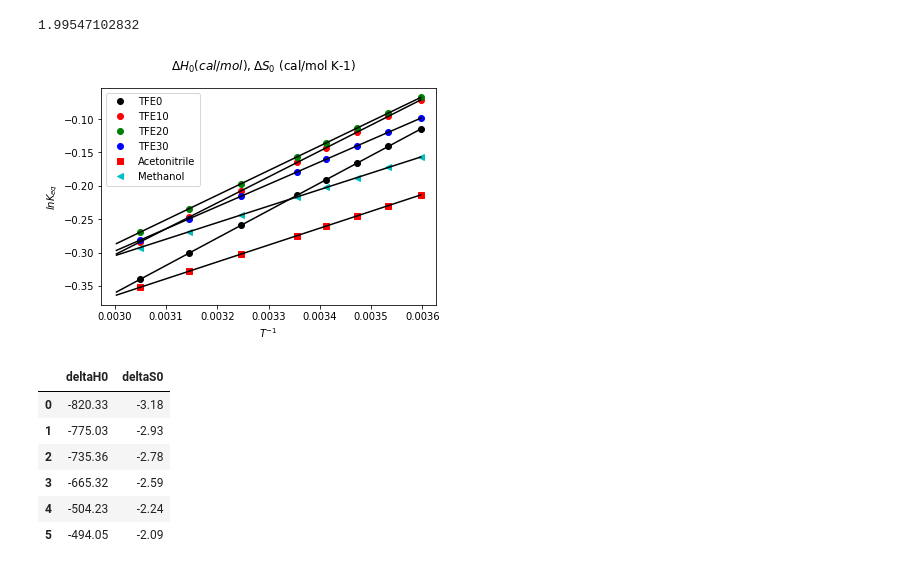
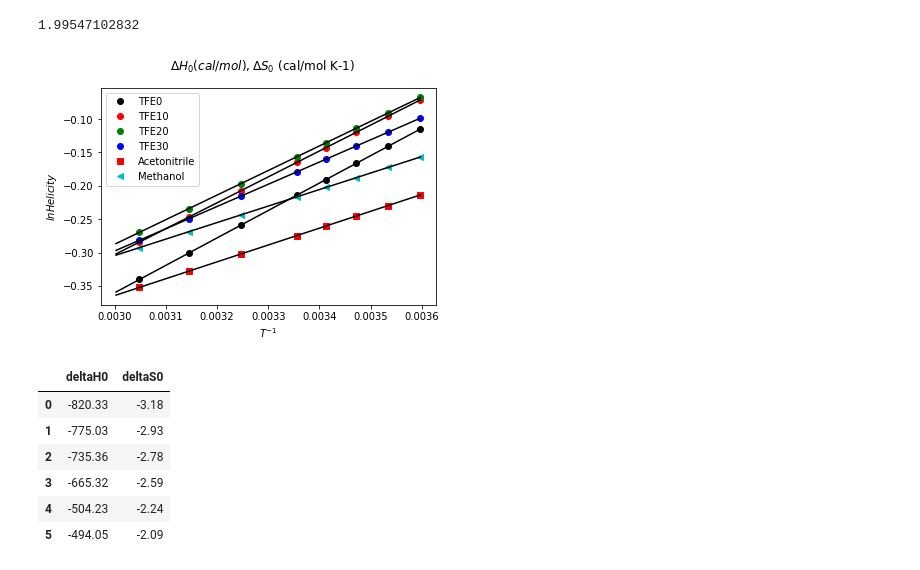
Before and after one commit to adbioc/Specroscopy, a Jupyter notebook: finalCD.ipynb, the cells around one changed output. Drawn from its saved outputs; the diff is of its cells as text; code cells hidden in the pictures.

```diff
--- a/finalCD.ipynb
+++ b/finalCD.ipynb
@@ -320,35 +361,35 @@ plt.plot(x_dummy,y_dummy4,'k-')
 plt.plot(x_dummy,y_dummy5,'k-')
 plt.plot(x_dummy,y_dummy6,'k-')
 plt.xlabel(r'$T^{-1} $')
-plt.ylabel(r'$ln K_{eq}$')
+plt.ylabel(r'$ln Helicity $')
 plt.legend()
 fig.suptitle('$\Delta H_0 (cal/mol), \Delta S_0$ (cal/mol K-1)')
 
 
 
 def Merge(dict1, dict2):
     res = {**dict1, **dict2}
     return res
 d1={'deltaH0' :[-R*pars1[0],-R*pars2[0],-R*pars3[0],-R*pars4[0],-R*pars5[0],-R*pars6[0]]}
 d2={'deltaS0' :[R*pars1[1],R*pars2[1],R*pars3[1],R*pars4[1],R*pars5[1],R*pars6[1]]}
 
 
 dic=Merge(d1,d2)
 
 x_dummy=np.linspace(5,60,100)
 x_dummy=1/(x_dummy+273.0)
 
 yy={'1/T':x,'dG(TFE0)':-y1/(R*T),'dG(TFE10)':-y2/(R*T),'dG(TFE20)':-y3/(R*T),'dG(TFE30)':-y4/(R*T),'dG(Acetonitrile)':-y5/(R*T),'dG(Methanol)':-y6/(R*T)}
 yyth={'xdummy':x_dummy,'y_dummy1':y_dummy1,'y_dummy2':y_dummy2,'y_dummy3':y_dummy3,'y_dummy4':y_dummy4,'y_dummy5':y_dummy5,'y_dummy6':y_dummy6}
 # xdummy a theoretical line  from 5C  to 60 C (100 intervals),converted to K, reciprocal taken
 # Slope and intercepts are delta H and delta S as expressed by dff
 # y_dummy_i=  (-delta H_i/R) * xdummy + (-delta S_i/R)
 yyy=pd.DataFrame.from_dict(yy)
 yyyth=pd.DataFrame.from_dict(yyth)
 # yyy.to_csv ('Experimental.csv', index = False, header=True)
 # yyyth.to_csv ('Theoretical.csv', index = False, header=True)
 # %% [output]
-[figure, old version]
+[figure, new version]
 # %%
 dff = pd.DataFrame.from_dict(dic)
 dff
```
Also changed, not shown: parts of 8 cells of this notebook.
